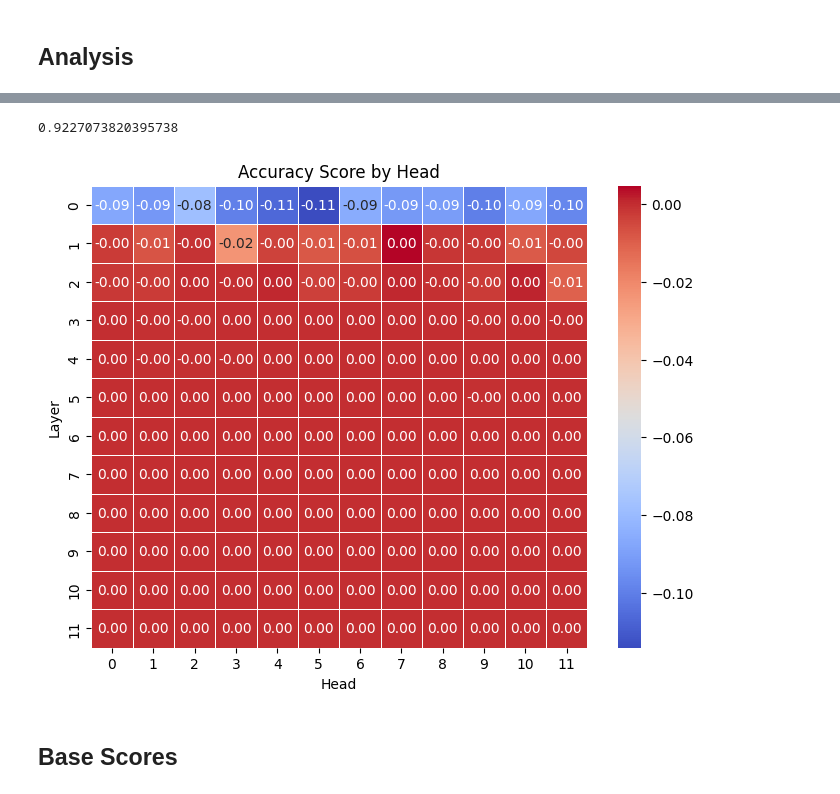
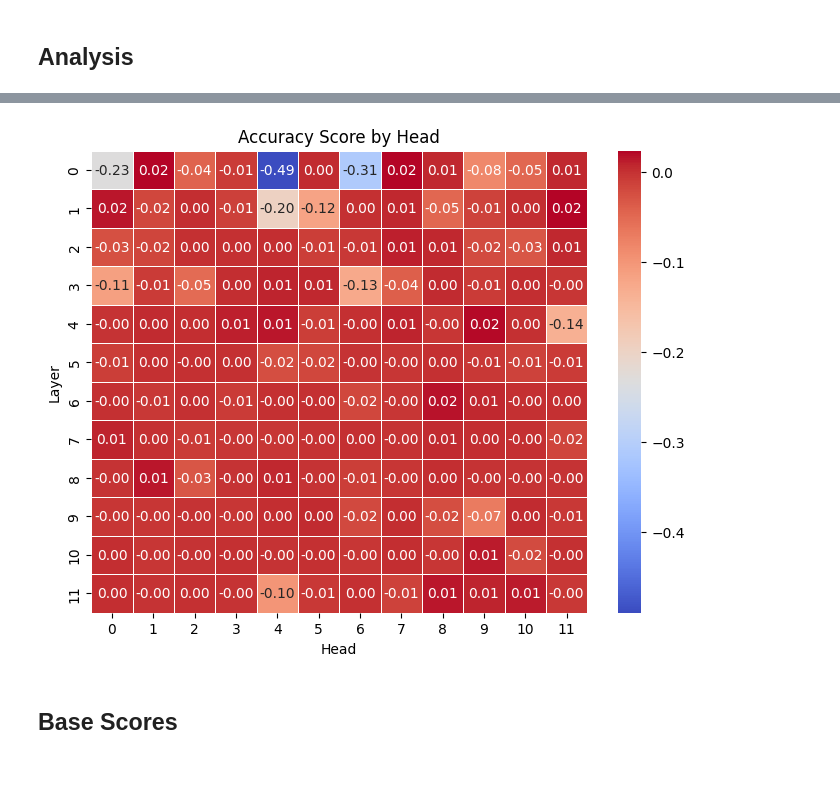
Before and after one commit to wid0gast/interp-toxicity, a Jupyter notebook: textattack.ipynb, the cells around one changed output, grey strips where cells are left out. Drawn from its saved outputs; the diff is of its cells as text; code cells hidden in the pictures.

```diff
--- a/textattack.ipynb
+++ b/textattack.ipynb
@@ -324,4 +333,4 @@ base_preds = json.load(open(f'bert_base_preds_jigsaw_perturbed.json'))
 # %%
-ablated_preds = json.load(open(f'bert_ablated_preds_jigsaw_perturbed.json'))
+ablated_preds = json.load(open(f'{attack_name}/bert_ablated_preds_jigsaw_perturbed.json'))
 # %%
-df = pd.read_csv(f'jigsaw/test.csv')[:len(base_preds)]
+df = pd.read_csv(f'{attack_name}_jigsaw.csv')
@@ -332,10 +352,10 @@ len(df)
 # %%
-base_acc = (df.toxic == base_preds).mean()
+base_acc = (df.ground_truth_output == base_preds).mean()
 # %%
 acc_scores = np.zeros((12,12))
 for i in range(12):
     for j in range(12):
-        acc_scores[i][j] = (df.toxic == ablated_preds[str(i)][str(j)]).mean()
+        acc_scores[i][j] = (df.ground_truth_output == ablated_preds[str(i)][str(j)]).mean()
 # %%
 acc_scores -= base_acc
 # %%
@@ -345,22 +365,18 @@ base_acc
-# %%
-(ablated_preds['11']['7'] == df.toxic).mean()
-# %% [output]
-0.9227073820395738
 # %%
 # Plot the heatmap
 plt.figure(figsize=(8, 6))  # Adjust figure size
-sns.heatmap(acc_scores*10, annot=True, cmap="coolwarm", fmt=".2f", linewidths=0.5)
+sns.heatmap(acc_scores, annot=True, cmap="coolwarm", fmt=".2f", linewidths=0.5)
 
 # Add labels
 plt.title("Accuracy Score by Head")
 plt.xlabel("Head")
 plt.ylabel("Layer")
 
-# plt.savefig(f'{attack_name}/bert_jigsaw_perturbed_accuracy_scores_by_head.png')
+plt.savefig(f'{attack_name}/bert_jigsaw_perturbed_accuracy_scores_by_head.png')
 # Show the plot
 plt.show()
 # %% [output]
-[figure, old version]
+[figure, new version]
 # %% [markdown]
 ## Base Scores
 # %%
```
Also changed, not shown: parts of 22 cells of this notebook, 3 other files.
